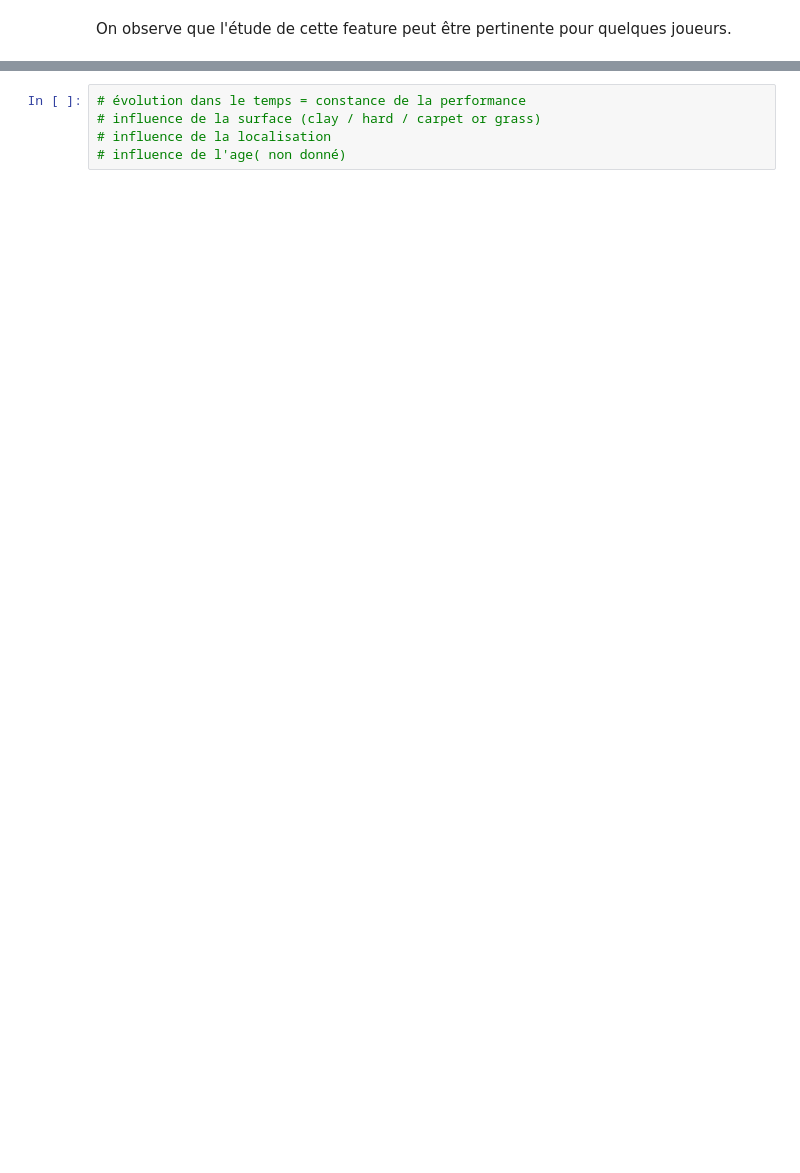
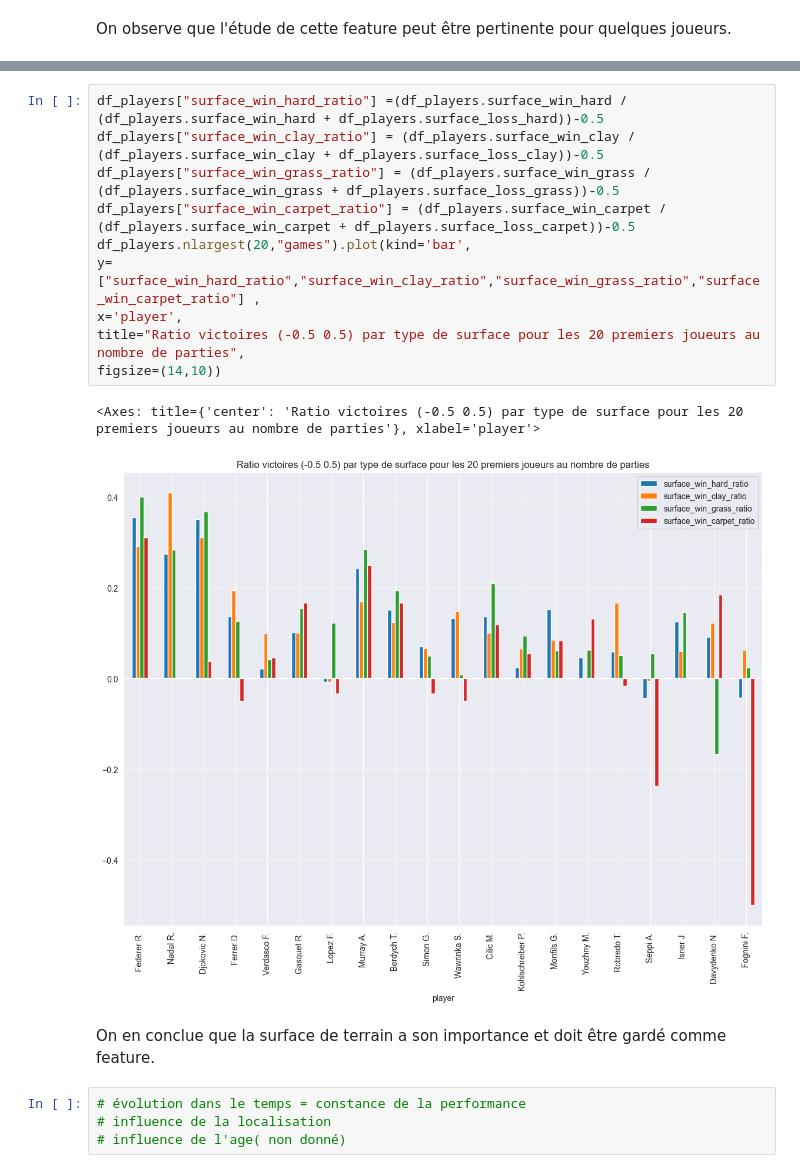
Before and after one commit to chboudry/PariTennis, a Jupyter notebook: analyse.ipynb, the cells around one changed output, grey strips where cells are left out. Saved outputs shown, nothing was run; the diff lists cells and outputs as text; blank space fills up the shorter version.

Commit message:
update surface feature

```diff
--- a/analyse.ipynb
+++ b/analyse.ipynb
@@ -274,5 +345,19 @@ On observe que l'étude de cette feature peut être pertinente pour quelques jou
+# %%
+df_players["surface_win_hard_ratio"] =(df_players.surface_win_hard / (df_players.surface_win_hard + df_players.surface_loss_hard))-0.5
+df_players["surface_win_clay_ratio"] = (df_players.surface_win_clay / (df_players.surface_win_clay + df_players.surface_loss_clay))-0.5
+df_players["surface_win_grass_ratio"] = (df_players.surface_win_grass / (df_players.surface_win_grass + df_players.surface_loss_grass))-0.5
+df_players["surface_win_carpet_ratio"] = (df_players.surface_win_carpet / (df_players.surface_win_carpet + df_players.surface_loss_carpet))-0.5
+df_players.nlargest(20,"games").plot(kind='bar',
+y=["surface_win_hard_ratio","surface_win_clay_ratio","surface_win_grass_ratio","surface_win_carpet_ratio"] ,
+x='player',
+title="Ratio victoires (-0.5 0.5) par type de surface pour les 20 premiers joueurs au nombre de parties",
+figsize=(14,10))
+# %% [output]
+<Axes: title={'center': 'Ratio victoires (-0.5 0.5) par type de surface pour les 20 premiers joueurs au nombre de parties'}, xlabel='player'>
+[figure, added]
+# %% [markdown]
+On en conclue que la surface de terrain a son importance et doit être gardé comme feature.
 # %%
 # évolution dans le temps = constance de la performance
-# influence de la surface (clay / hard / carpet or grass)
 # influence de la localisation
 # influence de l'age( non donné)
```
Also changed, not shown: parts of 8 cells of this notebook, 1 other file.
